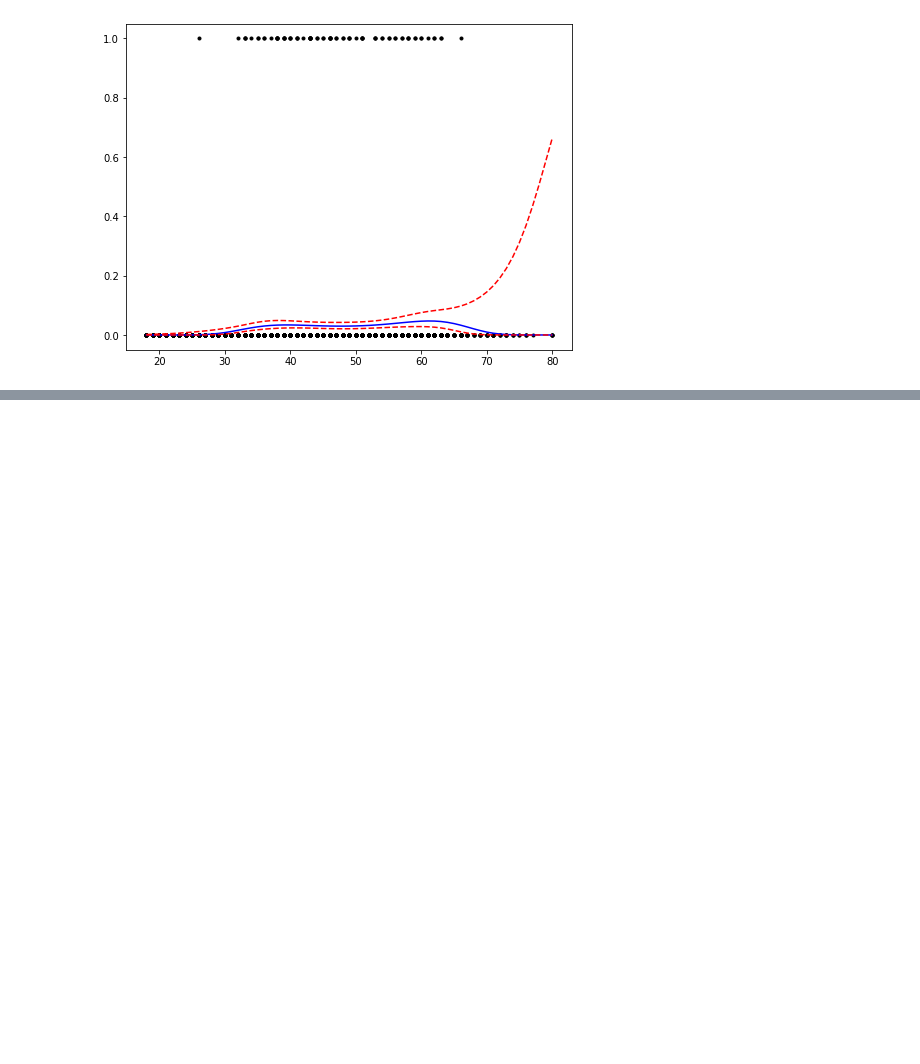
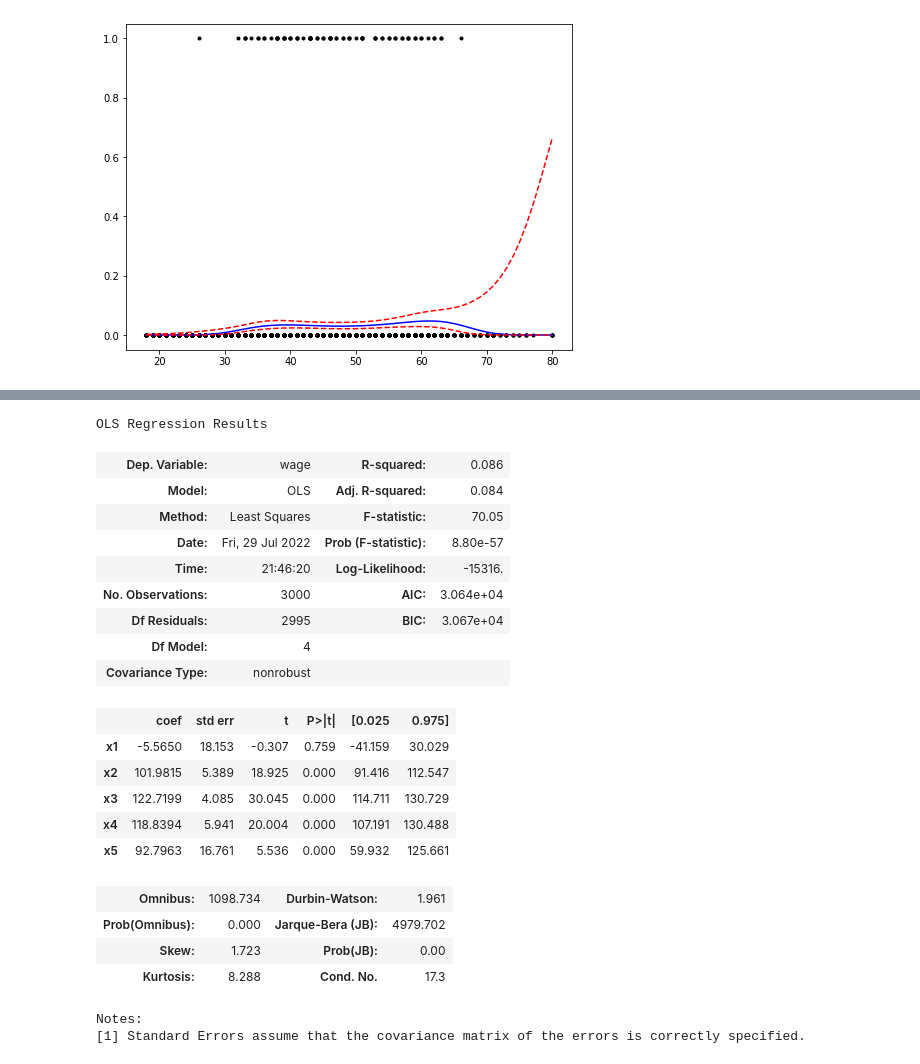
Before and after one commit to 12tqian/machine-learning, a Jupyter notebook: isl/non-linear-modeling.ipynb, the cells around one changed output, grey strips where cells are left out. Cells and saved outputs as stored; diff of their text form; code cells hidden in the pictures; blank space fills up the shorter version.

```diff
--- a/isl/non-linear-modeling.ipynb
+++ b/isl/non-linear-modeling.ipynb
@@ -143,4 +147,37 @@ Notes:
 [2] The smallest eigenvalue is 1.29e-27. This might indicate that there are
 strong multicollinearity problems or that the design matrix is singular.
 # %%
-# splines
+# splines, i'm confused why we have one less basis function here tho :/
+# currently this is a natural spline
+transformer = SplineTransformer(
+    degree=3,
+    knots=np.array([25, 40, 60]).reshape((-1, 1)),
+    include_bias=True,
+    extrapolation='linear' # change this to continue to get a non natural spline
+)
+spline_x = transformer.fit_transform(x)
+spline_res = sm.OLS(y, spline_x).fit()
+spline_res.summary()
+# %% [output]
+OLS Regression Results
+| Dep. Variable: | wage | R-squared: | 0.086 |
+| Model: | OLS | Adj. R-squared: | 0.084 |
+| Method: | Least Squares | F-statistic: | 70.05 |
+| Date: | Fri, 29 Jul 2022 | Prob (F-statistic): | 8.80e-57 |
+| Time: | 21:46:20 | Log-Likelihood: | -15316. |
+| No. Observations: | 3000 | AIC: | 3.064e+04 |
+| Df Residuals: | 2995 | BIC: | 3.067e+04 |
+| Df Model: | 4 |  |  |
+| Covariance Type: | nonrobust |  |  |
+|  | coef | std err | t | P>|t| | [0.025 | 0.975] |
+| x1 | -5.5650 | 18.153 | -0.307 | 0.759 | -41.159 | 30.029 |
+| x2 | 101.9815 | 5.389 | 18.925 | 0.000 | 91.416 | 112.547 |
+| x3 | 122.7199 | 4.085 | 30.045 | 0.000 | 114.711 | 130.729 |
+| x4 | 118.8394 | 5.941 | 20.004 | 0.000 | 107.191 | 130.488 |
+| x5 | 92.7963 | 16.761 | 5.536 | 0.000 | 59.932 | 125.661 |
+| Omnibus: | 1098.734 | Durbin-Watson: | 1.961 |
+| Prob(Omnibus): | 0.000 | Jarque-Bera (JB): | 4979.702 |
+| Skew: | 1.723 | Prob(JB): | 0.00 |
+| Kurtosis: | 8.288 | Cond. No. | 17.3 |
+Notes:
+[1] Standard Errors assume that the covariance matrix of the errors is correctly specified.
```
Also changed, not shown: parts of 6 cells of this notebook.
